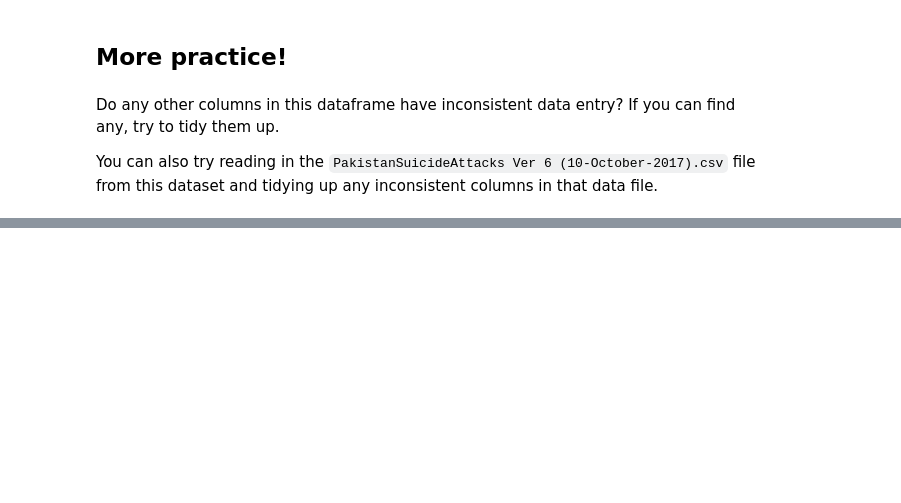
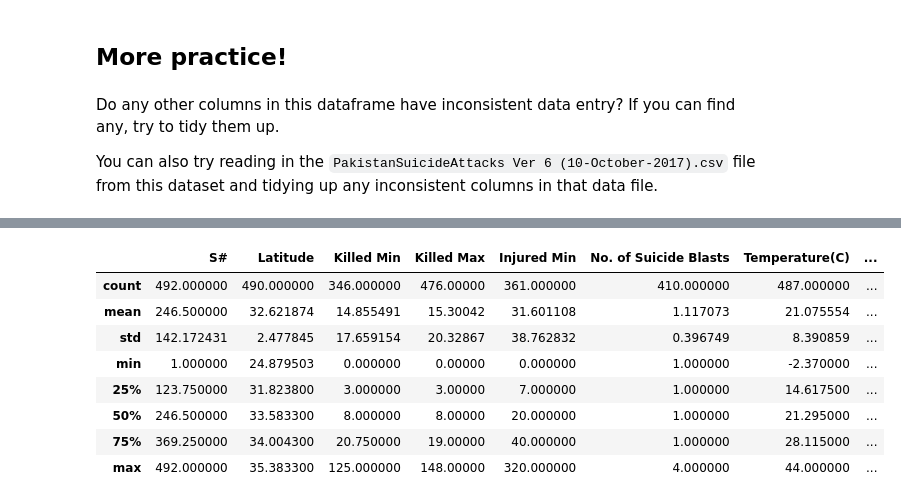
Before and after one commit to jgp-13/kaggle-data-cleaning-challenge, a Jupyter notebook: notebooks/nb5-data-cleaning-challenge-inconsistent-data-entry.ipynb, the cells around one changed output, grey strips where cells are left out. Saved outputs shown, nothing was run; the diff lists cells and outputs as text; code cells hidden in the pictures; blank space fills up the shorter version.

```diff
--- a/notebooks/nb5-data-cleaning-challenge-inconsistent-data-entry.ipynb
+++ b/notebooks/nb5-data-cleaning-challenge-inconsistent-data-entry.ipynb
@@ -222,3 +354,8 @@ Remember that your notebook is private by default, and in order to share it with
 Do any other columns in this dataframe have inconsistent data entry? If you can find any, try to tidy them up.
 
 You can also try reading in the `PakistanSuicideAttacks Ver 6 (10-October-2017).csv` file from this dataset and tidying up any inconsistent columns in that data file.
+# %%
+psa_file_v6 = os.path.join(RAW_DATA_DIR, 'PakistanSuicideAttacks Ver 6 (10-October-2017).csv')
+with open(psa_file_v6, 'rb') as rawdata:
+    result = chardet.detect(rawdata.read(20000))
+result['encoding']
@@ -224,0 +364,3 @@ You can also try reading in the `PakistanSuicideAttacks Ver 6 (10-October-2017).
+# %%
+df = pd.read_csv(psa_file_v6, encoding = result['encoding'])
+df.info()
@@ -224,0 +385,12 @@ You can also try reading in the `PakistanSuicideAttacks Ver 6 (10-October-2017).
+# %%
+df.describe()
+# %% [output]
+|  | S# | Latitude | Killed Min | Killed Max | Injured Min | No. of Suicide Blasts | Temperature(C) | ... |
+| count | 492.000000 | 490.000000 | 346.000000 | 476.00000 | 361.000000 | 410.000000 | 487.000000 | ... |
+| mean | 246.500000 | 32.621874 | 14.855491 | 15.30042 | 31.601108 | 1.117073 | 21.075554 | ... |
+| std | 142.172431 | 2.477845 | 17.659154 | 20.32867 | 38.762832 | 0.396749 | 8.390859 | ... |
+| min | 1.000000 | 24.879503 | 0.000000 | 0.00000 | 0.000000 | 1.000000 | -2.370000 | ... |
+| 25% | 123.750000 | 31.823800 | 3.000000 | 3.00000 | 7.000000 | 1.000000 | 14.617500 | ... |
+| 50% | 246.500000 | 33.583300 | 8.000000 | 8.00000 | 20.000000 | 1.000000 | 21.295000 | ... |
+| 75% | 369.250000 | 34.004300 | 20.750000 | 19.00000 | 40.000000 | 1.000000 | 28.115000 | ... |
+| max | 492.000000 | 35.383300 | 125.000000 | 148.00000 | 320.000000 | 4.000000 | 44.000000 | ... |
```
Also changed, not shown: parts of 49 cells of this notebook, 1 other file.
